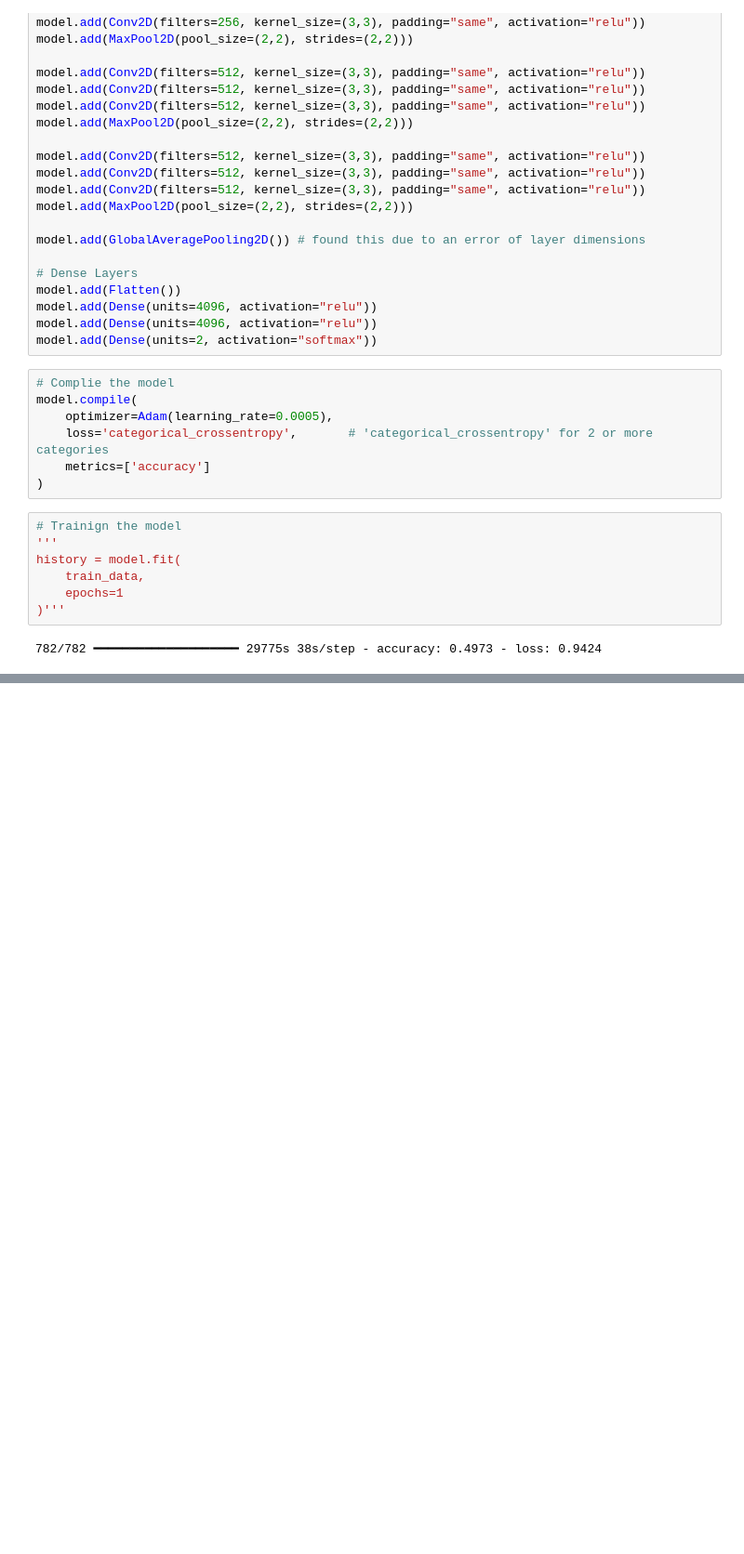
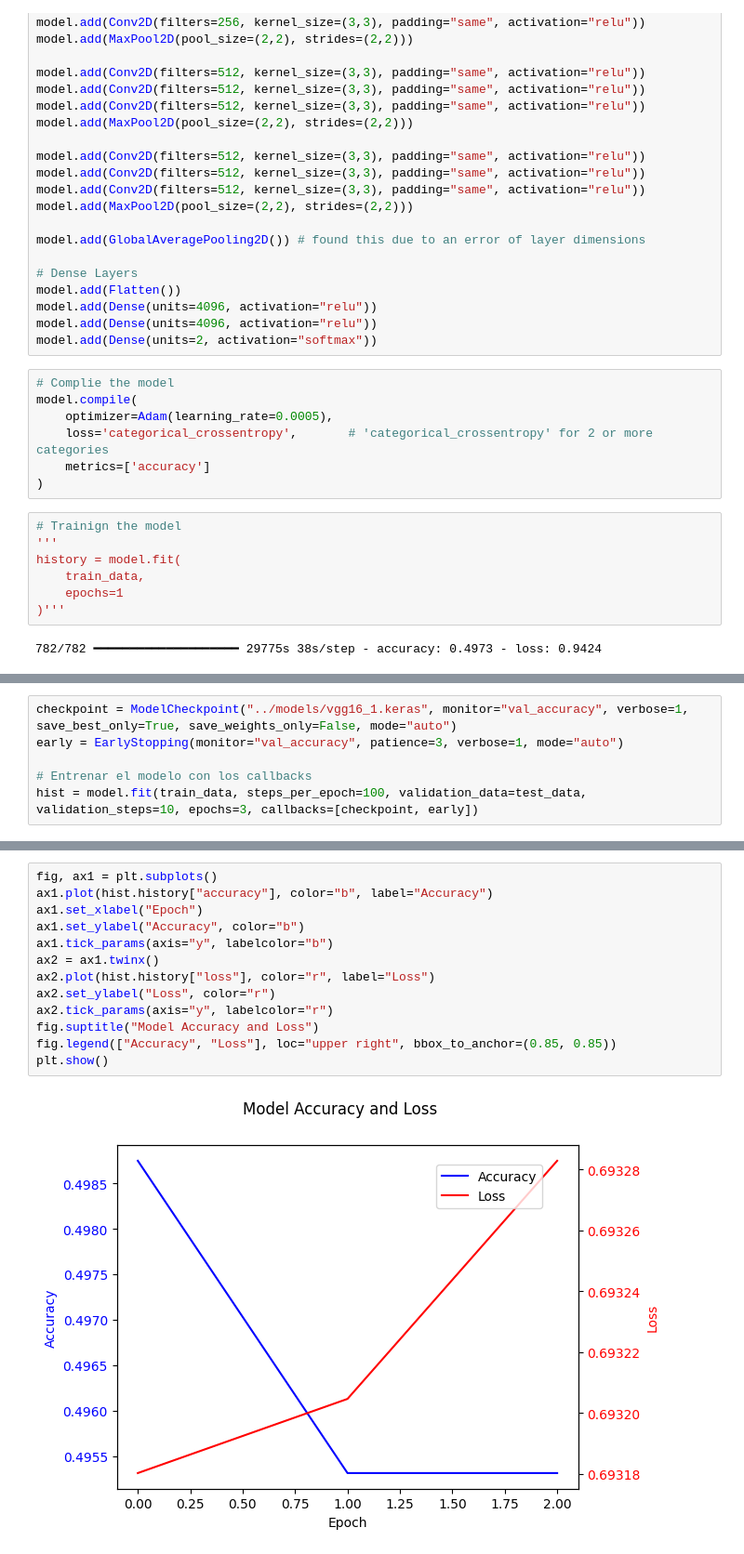
Before and after one commit to agustinluj/deep-learning-intro, a Jupyter notebook: testing_nb.ipynb, the cells around one changed output, grey strips where cells are left out. Shown at 93% size. Cells and saved outputs as stored; diff of their text form; blank space fills up the shorter version.

Commit message:
Trained but uggly

```diff
--- a/testing_nb.ipynb
+++ b/testing_nb.ipynb
@@ -144,0 +161,6 @@ history = model.fit(
+# %%
+checkpoint = ModelCheckpoint("../models/vgg16_1.keras", monitor="val_accuracy", verbose=1, save_best_only=True, save_weights_only=False, mode="auto")
+early = EarlyStopping(monitor="val_accuracy", patience=3, verbose=1, mode="auto")
+
+# Entrenar el modelo con los callbacks
+hist = model.fit(train_data, steps_per_epoch=100, validation_data=test_data, validation_steps=10, epochs=3, callbacks=[checkpoint, early])
@@ -144,0 +180,15 @@ history = model.fit(
+# %%
+fig, ax1 = plt.subplots()
+ax1.plot(hist.history["accuracy"], color="b", label="Accuracy")
+ax1.set_xlabel("Epoch")
+ax1.set_ylabel("Accuracy", color="b")
+ax1.tick_params(axis="y", labelcolor="b")
+ax2 = ax1.twinx()
+ax2.plot(hist.history["loss"], color="r", label="Loss")
+ax2.set_ylabel("Loss", color="r")
+ax2.tick_params(axis="y", labelcolor="r")
+fig.suptitle("Model Accuracy and Loss")
+fig.legend(["Accuracy", "Loss"], loc="upper right", bbox_to_anchor=(0.85, 0.85))
+plt.show()
+# %% [output]
+[figure, added]
```
Also changed, not shown: parts of 3 cells of this notebook.
